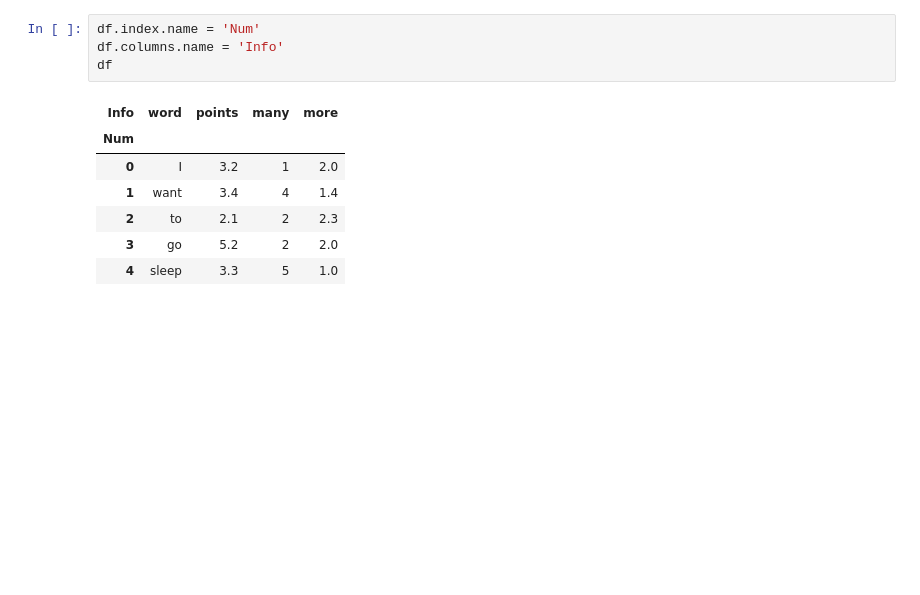
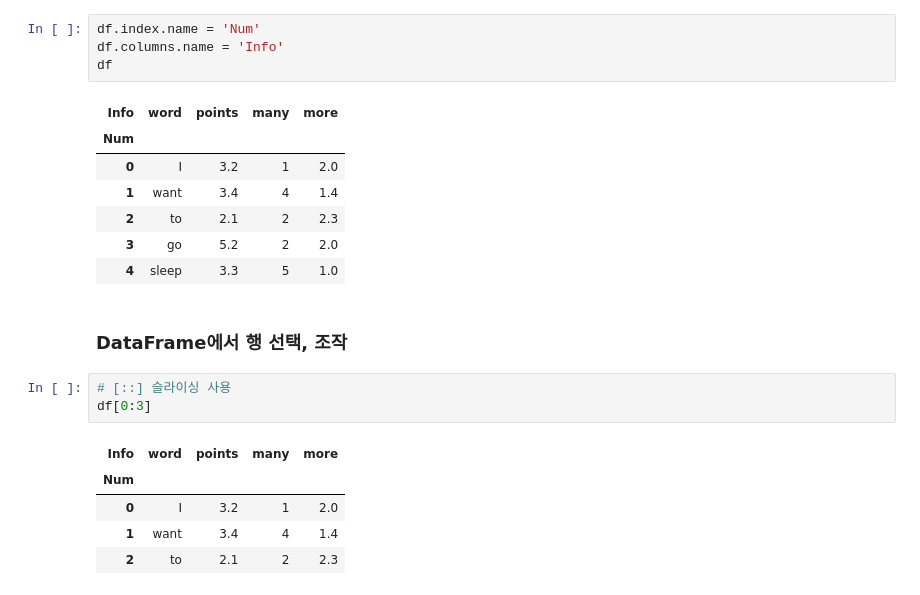
Before and after one commit to YuLim2/Pandas, a Jupyter notebook: Pandas_basic.ipynb, the cells around one changed output. Drawn from its saved outputs; the diff is of its cells as text; blank space fills up the shorter version.

Commit message:
DataFrame의 행을 자르고 출력, 새로운 행 삽입, 원하는 데이터만 출력

```diff
--- a/Pandas_basic.ipynb
+++ b/Pandas_basic.ipynb
@@ -288,3 +288,14 @@ df
 | 2 | to | 2.1 | 2 | 2.3 |
 | 3 | go | 5.2 | 2 | 2.0 |
 | 4 | sleep | 3.3 | 5 | 1.0 |
+# %% [markdown]
+### DataFrame에서 행 선택, 조작
+# %%
+# [::] 슬라이싱 사용
+df[0:3]
+# %% [output]
+| Info | word | points | many | more |
+| Num |  |  |  |  |
+| 0 | I | 3.2 | 1 | 2.0 |
+| 1 | want | 3.4 | 4 | 1.4 |
+| 2 | to | 2.1 | 2 | 2.3 |
```
Also changed, not shown: parts of 12 cells of this notebook.
